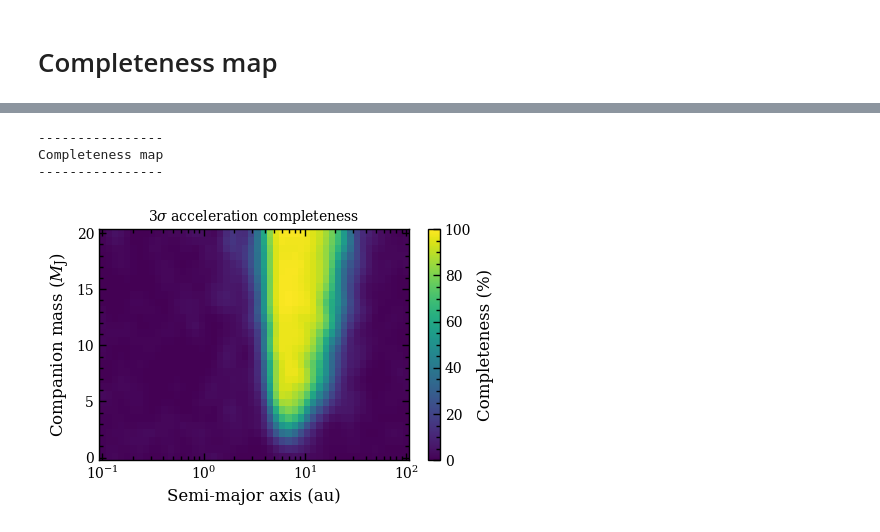
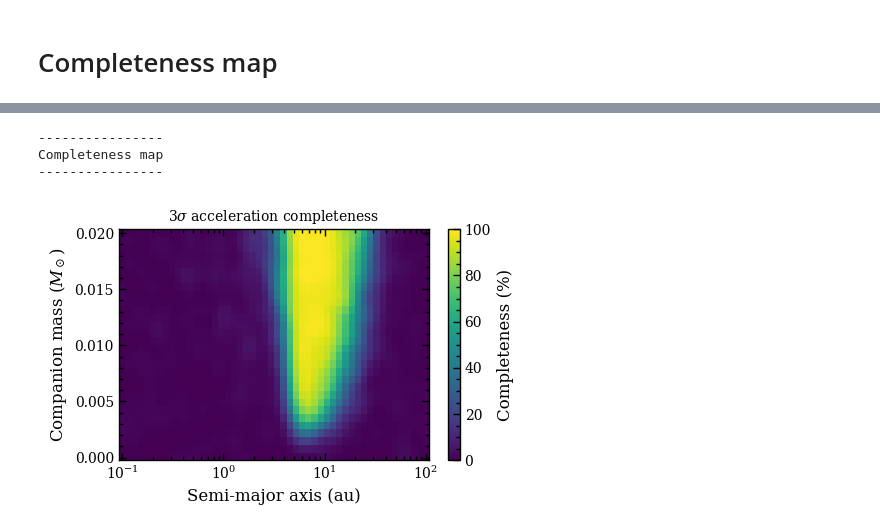
Before and after one commit to tomasstolker/exogaia, a Jupyter notebook: docs/tutorials/completeness.ipynb, the cells around one changed output, grey strips where cells are left out. Drawn from its saved outputs; the diff is of its cells as text; code cells hidden in the pictures.

```diff
--- a/docs/tutorials/completeness.ipynb
+++ b/docs/tutorials/completeness.ipynb
@@ -37,14 +25,14 @@ Non single star = 0
 # %%
 fig = cmap.calc_completeness(
     n_sigma=3,
     n_samples=20,
-    mass_points=np.linspace(0.1, 20.0, 30),
+    mass_points=np.linspace(0.0001, 0.02, 30),
     filter_sigma=1.0,
     plot_file='cmap.png',
 )
 # %% [output]
 ----------------
 Completeness map
 ----------------
-[figure, old version]
+[figure, new version]
 # %%
```
Also changed, not shown: parts of 3 cells of this notebook, 16 other files.
